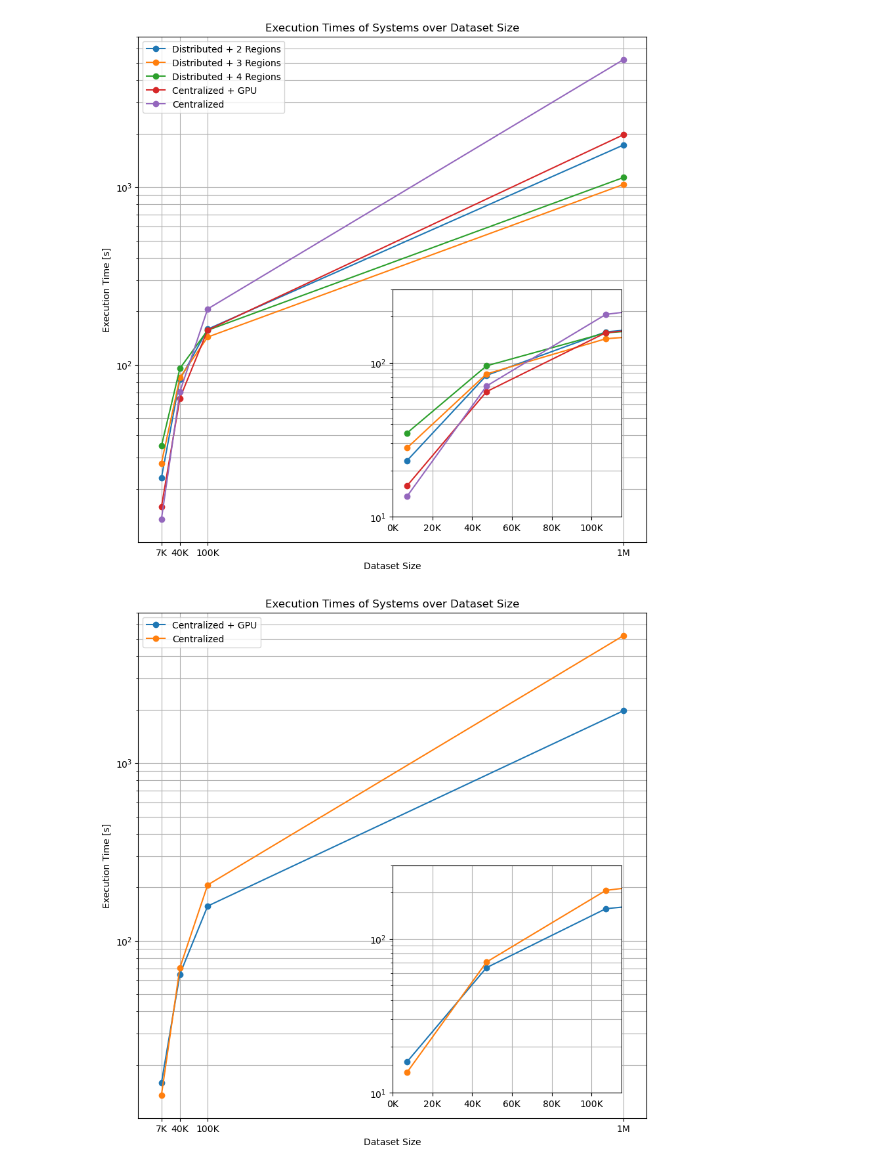
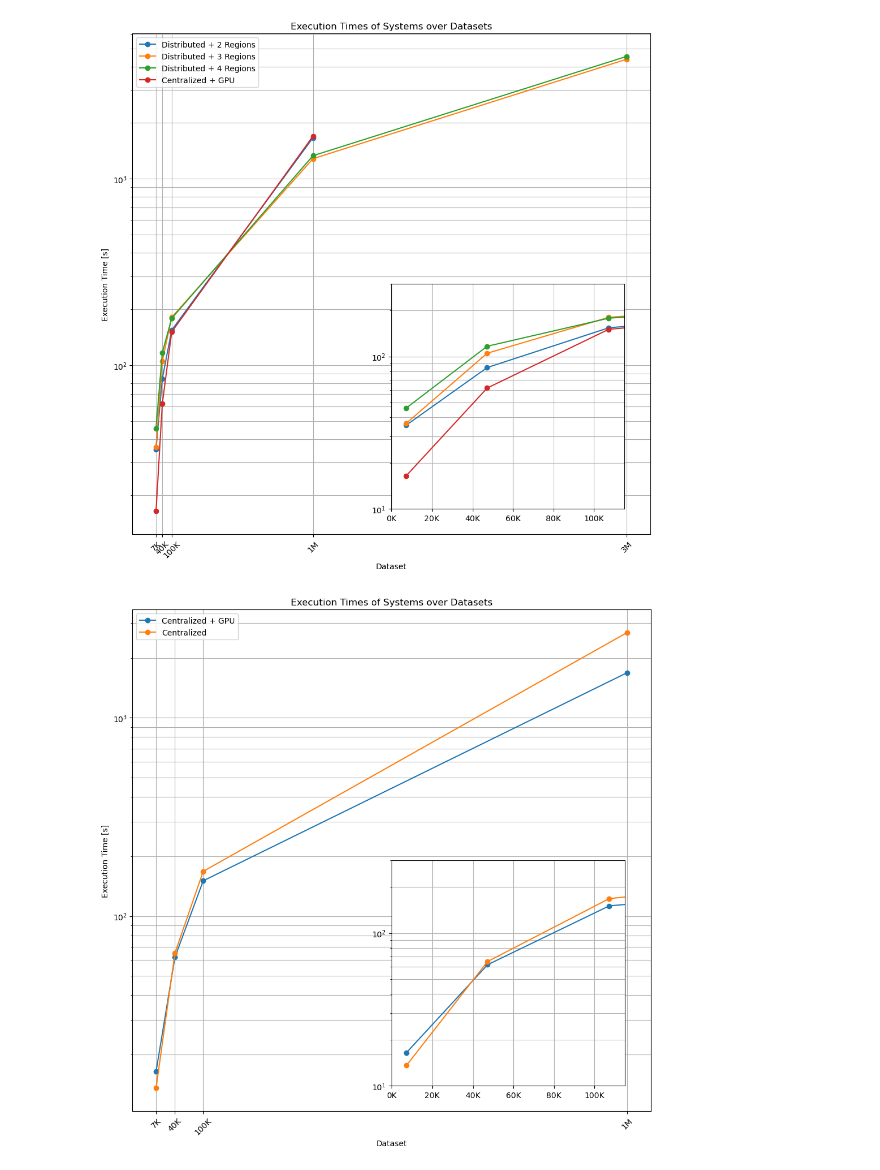
Before and after one commit to manuelck99/bachelors-thesis, a Jupyter notebook: bachelors_thesis/notebook/graphics.ipynb, the cells around one changed output. Cells and saved outputs as stored; diff of their text form; code cells hidden in the pictures.

```diff
--- a/bachelors_thesis/notebook/graphics.ipynb
+++ b/bachelors_thesis/notebook/graphics.ipynb
@@ -41,13 +47,13 @@ nx.draw_networkx(
 # %%
 # Execution time graphs
-datasets_sizes = np.array([7238, 47238, 107238, 1007238])
-datasets_names = ["7K", "40K", "100K", "1M"]
+datasets_sizes = np.array([7238, 47238, 107238, 1007238, 3007238])
+datasets_names = ["7K", "40K", "100K", "1M", "3M"]
 runtimes_of_systems = np.array([
-    [23122.256041, 82820.688232, 158701.36704800001, 1727272.187109],  # Distributed + 2 Regions
-    [27958.406855999998, 84639.84526999999, 143256.990005, 1035691.780612],  # Distributed + 3 Regions
-    [34947.968328, 95505.147732, 156457.11453299999, 1133342.5393239998],  # Distributed + 4 Regions
-    [15863.765302, 64932.235587999996, 156826.075927, 1973213.3604690002],  # Centralized + GPU
-    [13548.984075999999, 70609.205348, 206196.063407, 5224082.523896],  # Centralized
+    [35368.70198, 84587.025794, 154242.63664500002, 1657993.184991, np.nan],  # Distributed + 2 Regions
+    [36367.887539999996, 105013.666811, 180632.23150999998, 1281081.62958, 4380728.7835],  # Distributed + 3 Regions
+    [45820.907103, 116712.433875, 178352.144165, 1329365.263621, 4536668.839838],  # Distributed + 4 Regions
+    [16467.020452, 62054.688222000004, 150746.750913, 1691636.798499, np.nan],  # Centralized + GPU
+    [13574.851701, 65134.957679, 168201.91154499998, 2697742.925658, np.nan],  # Centralized
 ])  # ms
 runtimes_of_systems /= 1000
 systems = [
@@ -60,7 +66,7 @@ systems = [
 
 fig, ax = plt.subplots(1, 1, figsize=(10, 10))
 
-for runtimes_of_system, system in zip(runtimes_of_systems, systems):
+for runtimes_of_system, system in zip(runtimes_of_systems[:-1], systems[:-1]):
     ax.plot(datasets_sizes, runtimes_of_system, marker="o", label=system)
 
 ax_inset = ax.inset_axes(
@@ -68,49 +74,53 @@ ax_inset = ax.inset_axes(
     xlim=(0, 115000),
     ylim=(10, 300)
 )
-for runtimes_of_system in runtimes_of_systems:
+for runtimes_of_system in runtimes_of_systems[:-1]:
     ax_inset.plot(datasets_sizes, runtimes_of_system, marker="o")
 
 ax_inset.set_yscale("log")
 ax_inset.xaxis.set_major_formatter(lambda x, _: f"{x / 1000:.0f}K")
 ax_inset.grid(True, which="both")
 
-ax.set_xticks(ticks=datasets_sizes, labels=datasets_names)
-ax.set_xlabel("Dataset Size")
+ax.set_xticks(ticks=datasets_sizes, labels=datasets_names, rotation=45)
+ax.set_xlabel("Dataset")
 ax.set_ylabel("Execution Time [s]")
-ax.set_title("Execution Times of Systems over Dataset Size")
+ax.set_title("Execution Times of Systems over Datasets")
 ax.set_yscale("log")
 ax.legend()
 ax.grid(True, which="both")
 
+plt.tight_layout()
+plt.savefig(f"{data_path}/execution-times-over-datasets.pdf")
 plt.show()
 
 fig, ax = plt.subplots(1, 1, figsize=(10, 10))
 
 for runtimes_of_system, system in zip(runtimes_of_systems[-2:], systems[-2:]):
-    ax.plot(datasets_sizes, runtimes_of_system, marker="o", label=system)
+    ax.plot(datasets_sizes[:-1], runtimes_of_system[:-1], marker="o", label=system)
 
 ax_inset = ax.inset_axes(
     [0.5, 0.05, 0.45, 0.45],
     xlim=(0, 115000),
     ylim=(10, 300)
 )
 for runtimes_of_system in runtimes_of_systems[-2:]:
-    ax_inset.plot(datasets_sizes, runtimes_of_system, marker="o")
+    ax_inset.plot(datasets_sizes[:-1], runtimes_of_system[:-1], marker="o")
 
 ax_inset.set_yscale("log")
 ax_inset.xaxis.set_major_formatter(lambda x, _: f"{x / 1000:.0f}K")
 ax_inset.grid(True, which="both")
 
-ax.set_xticks(ticks=datasets_sizes, labels=datasets_names)
-ax.set_xlabel("Dataset Size")
+ax.set_xticks(ticks=datasets_sizes[:-1], labels=datasets_names[:-1], rotation=45)
+ax.set_xlabel("Dataset")
 ax.set_ylabel("Execution Time [s]")
-ax.set_title("Execution Times of Systems over Dataset Size")
+ax.set_title("Execution Times of Systems over Datasets")
 ax.set_yscale("log")
 ax.legend()
 ax.grid(True, which="both")
 
+plt.tight_layout()
+plt.savefig(f"{data_path}/centralized-execution-times-over-datasets.pdf")
 plt.show()
 # %% [output]
-[figure, old version]
+[figure, new version]
-[figure, old version]
+[figure, new version]
```
Also changed, not shown: parts of 2 cells of this notebook, 13 other files.
